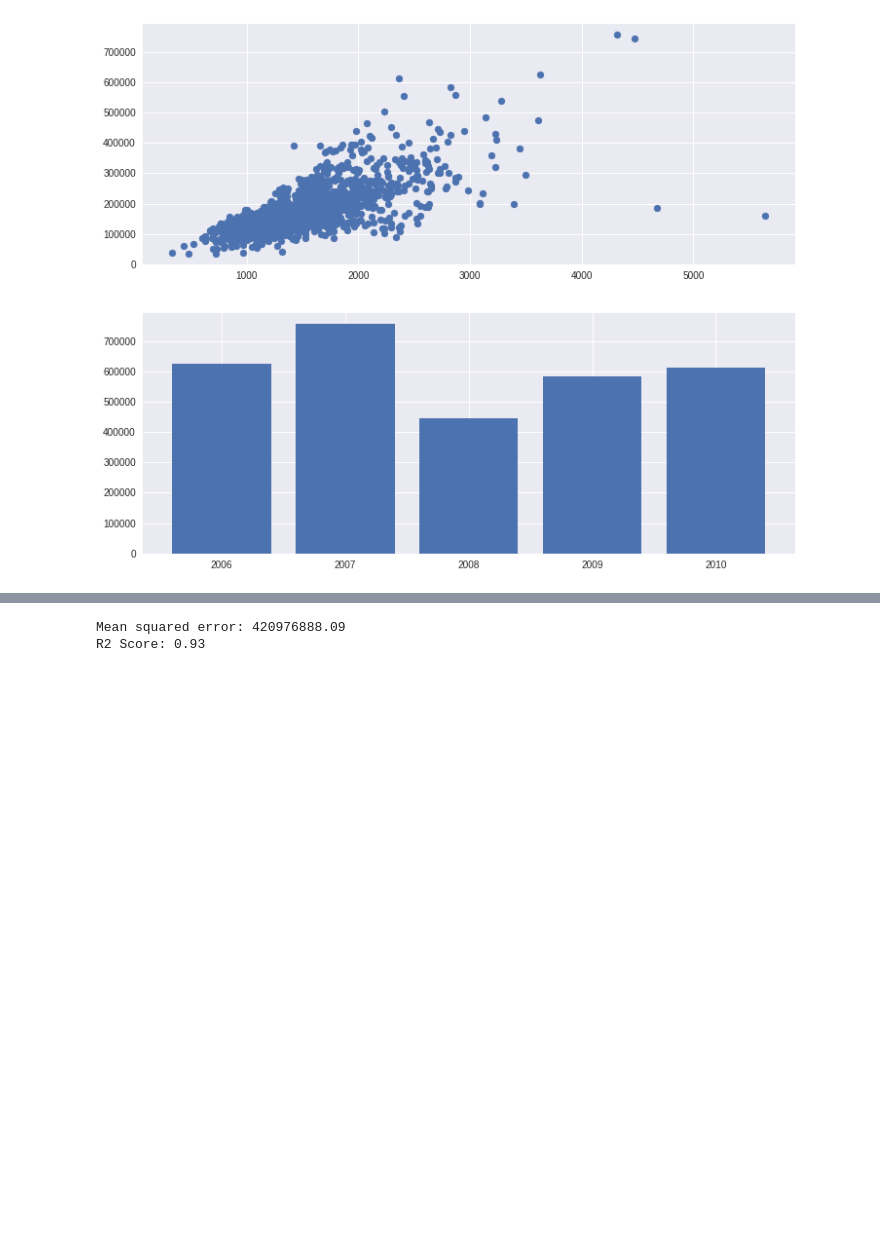
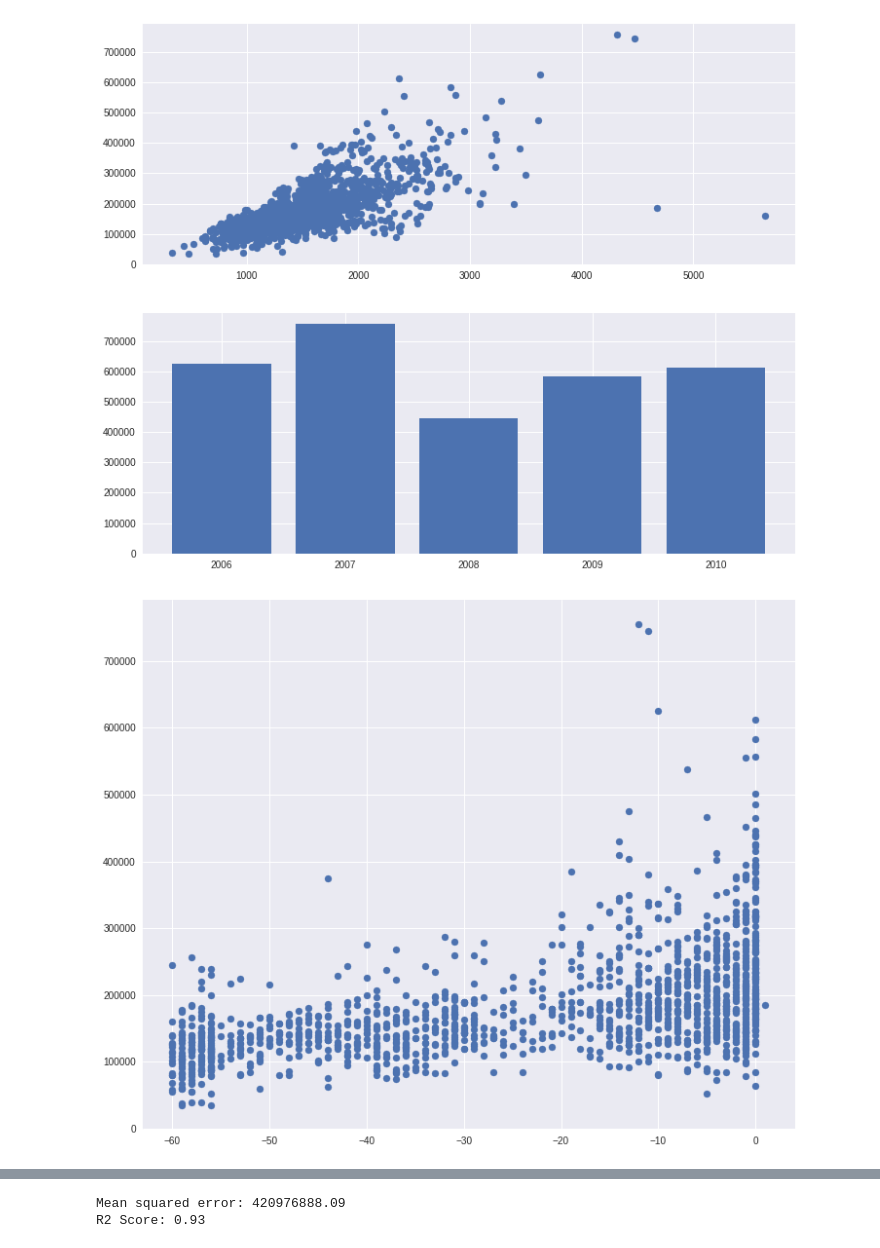
Before and after one commit to bathulas/house-prices, a Jupyter notebook: house_prices.ipynb, the cells around one changed output, grey strips where cells are left out. Cells and saved outputs as stored; diff of their text form; code cells hidden in the pictures; blank space fills up the shorter version.

```diff
--- a/house_prices.ipynb
+++ b/house_prices.ipynb
@@ -99,6 +99,12 @@ plt.show()
 [figure]
 [figure]
 [figure]
+# %%
+plt.figure(figsize=(12,10))
+plt.scatter((train['YearRemodAdd']-train['YrSold']),train['SalePrice'])
+plt.show()
+# %% [output]
+[figure, added]
 # %%
 
 
```
Also changed, not shown: parts of 7 cells of this notebook.
